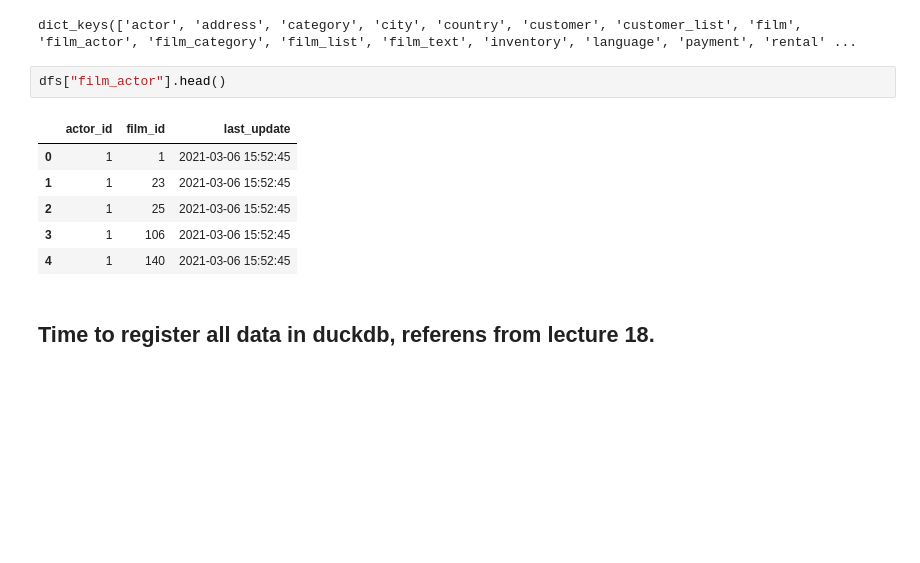
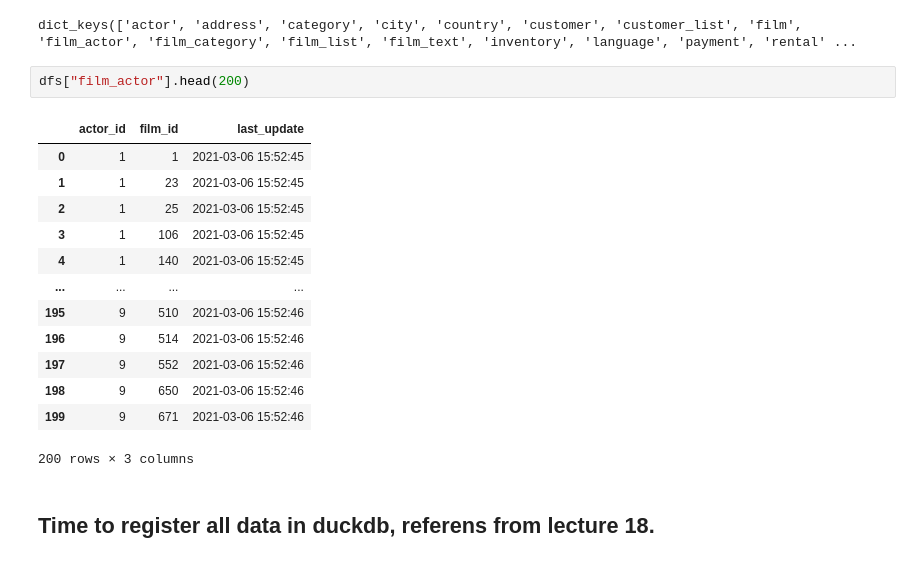
Before and after one commit to Zm-ah/sql_Zineb_Moihib_lab_DE25, a Jupyter notebook: connect_duckdb_python.ipynb, the cells around one changed output. Cells and saved outputs as stored; diff of their text form; blank space fills up the shorter version.

```diff
--- a/connect_duckdb_python.ipynb
+++ b/connect_duckdb_python.ipynb
@@ -44,14 +44,21 @@ dfs.keys()
 # %% [output]
 dict_keys(['actor', 'address', 'category', 'city', 'country', 'customer', 'customer_list', 'film', 'film_actor', 'film_category', 'film_list', 'film_text', 'inventory', 'language', 'payment', 'rental' ...
 # %%
-dfs["film_actor"].head()
+dfs["film_actor"].head(200)
 # %% [output]
 |  | actor_id | film_id | last_update |
 | 0 | 1 | 1 | 2021-03-06 15:52:45 |
 | 1 | 1 | 23 | 2021-03-06 15:52:45 |
 | 2 | 1 | 25 | 2021-03-06 15:52:45 |
 | 3 | 1 | 106 | 2021-03-06 15:52:45 |
 | 4 | 1 | 140 | 2021-03-06 15:52:45 |
+| ... | ... | ... | ... |
+| 195 | 9 | 510 | 2021-03-06 15:52:46 |
+| 196 | 9 | 514 | 2021-03-06 15:52:46 |
+| 197 | 9 | 552 | 2021-03-06 15:52:46 |
+| 198 | 9 | 650 | 2021-03-06 15:52:46 |
+| 199 | 9 | 671 | 2021-03-06 15:52:46 |
+200 rows × 3 columns
 # %% [markdown]
 ##  Time to register all data in duckdb, referens from lecture 18.
 # %%
```
Also changed, not shown: parts of 2 cells of this notebook, 1 other file.
